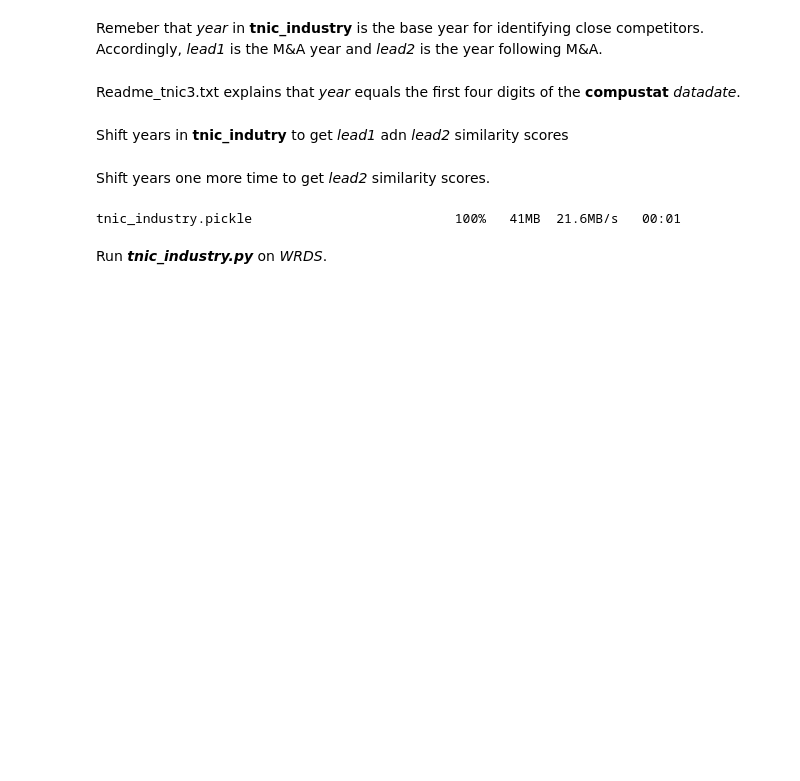
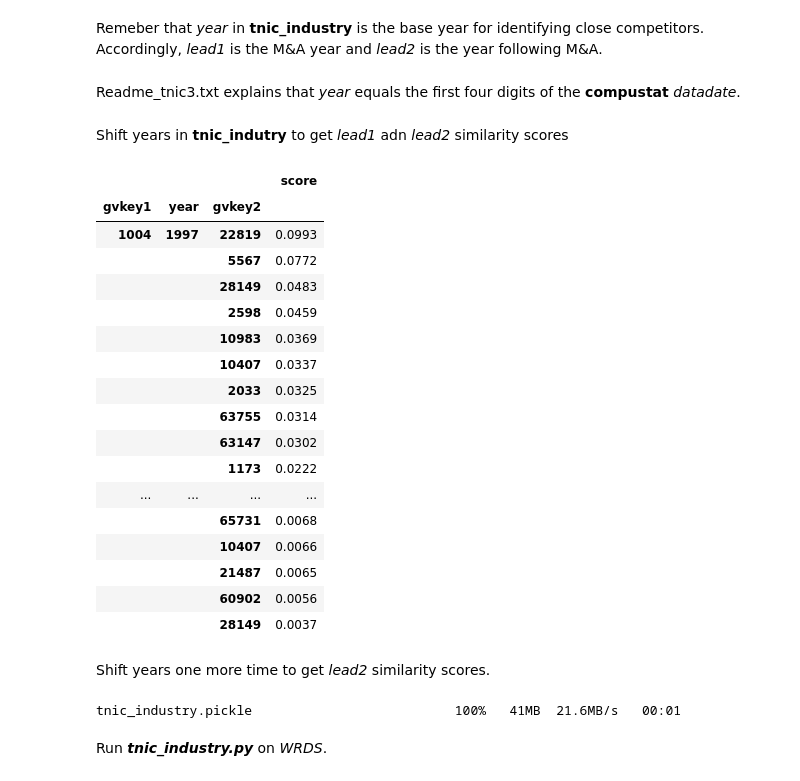
Before and after one commit to heejinohn/cko2019, a Jupyter notebook: 1_code/Review_IV.ipynb, the cells around one changed output. Drawn from its saved outputs; the diff is of its cells as text; code cells hidden in the pictures; blank space fills up the shorter version.

```diff
--- a/1_code/Review_IV.ipynb
+++ b/1_code/Review_IV.ipynb
@@ -26,5 +24,5 @@ tnic_industry.to_pickle('/Users/ohn0000/Project/cko/2_pipeline/tnic_sub.pickle')
 # %%
-tnic_industry = pd.read_pickle('/Users/ohn0000/Project/cko/2_pipeline/tnic_sub.pickle')
+tnic_industry = pd.read_pickle('../2_pipeline/tnic_industry.pickle')
 # %%
 # tnic_industry['gvkey1'] = tnic_industry['gvkey1'].apply(lambda x: str(x).zfill(6))
 # tnic_industry['gvkey2'] = tnic_industry['gvkey2'].apply(lambda x: str(x).zfill(6))
@@ -34,4 +32,25 @@ Remeber that _year_ in __tnic_industry__ is the base year for identifying close
 Readme_tnic3.txt explains that _year_ equals the first four digits of the __compustat__ _datadate_.
 # %% [markdown]
 Shift years in __tnic_indutry__ to get _lead1_ adn _lead2_ similarity scores
+# %%
+tnic_industry.head(40)
+# %% [output]
+|  |  |  | score |
+| gvkey1 | year | gvkey2 |  |
+| 1004 | 1997 | 22819 | 0.0993 |
+|  |  | 5567 | 0.0772 |
+|  |  | 28149 | 0.0483 |
+|  |  | 2598 | 0.0459 |
+|  |  | 10983 | 0.0369 |
+|  |  | 10407 | 0.0337 |
+|  |  | 2033 | 0.0325 |
+|  |  | 63755 | 0.0314 |
+|  |  | 63147 | 0.0302 |
+|  |  | 1173 | 0.0222 |
+| ... | ... | ... | ... |
+|  |  | 65731 | 0.0068 |
+|  |  | 10407 | 0.0066 |
+|  |  | 21487 | 0.0065 |
+|  |  | 60902 | 0.0056 |
+|  |  | 28149 | 0.0037 |
 # %%
```
Also changed, not shown: parts of 4 cells of this notebook, 8 other files.
